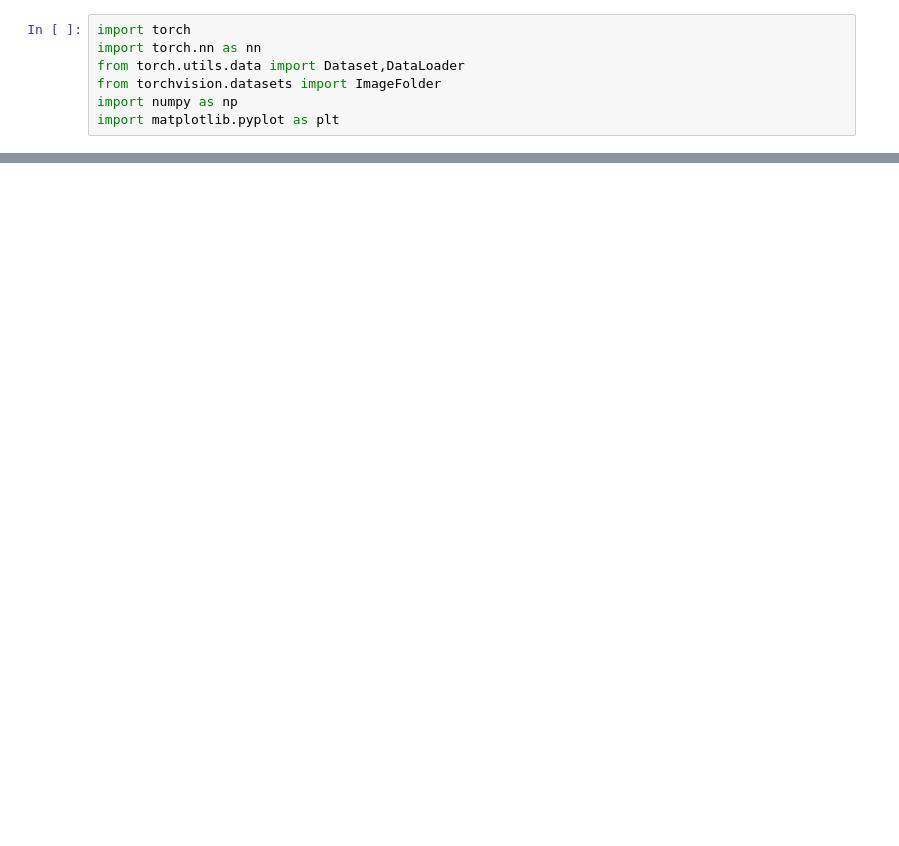
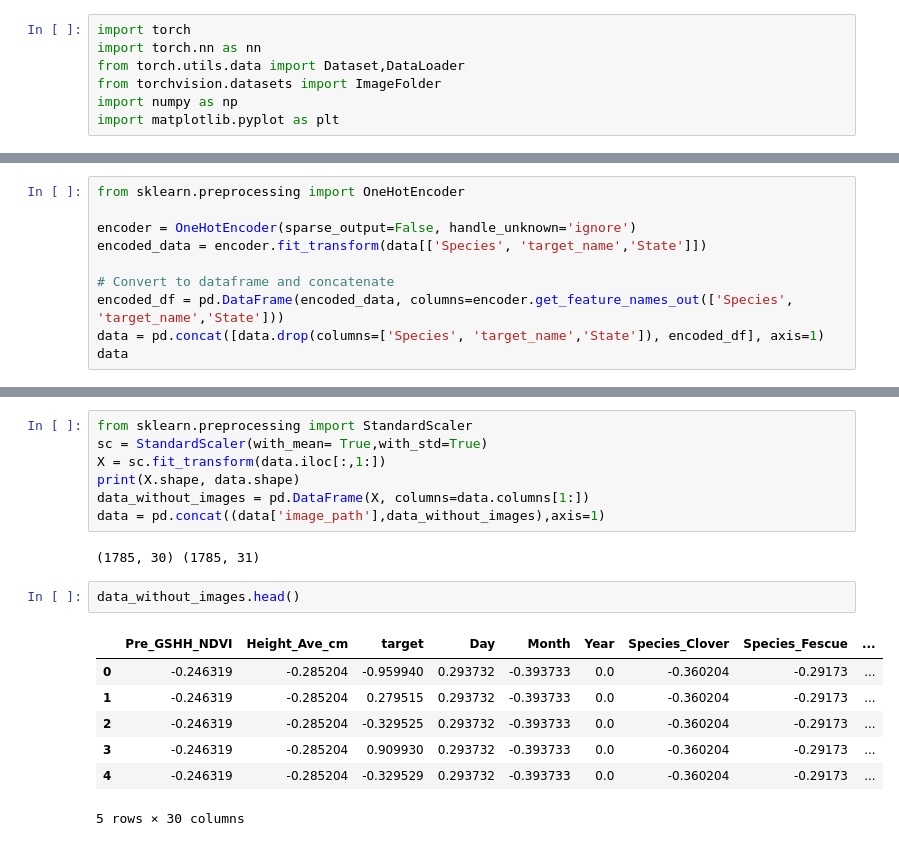
Before and after one commit to vishal36-pop/kaggle-csiro-competition, a Jupyter notebook: notebook(colab).ipynb, the cells around one changed output, grey strips where cells are left out. Saved outputs shown, nothing was run; the diff lists cells and outputs as text; blank space fills up the shorter version.

```diff
--- a/notebook(colab).ipynb
+++ b/notebook(colab).ipynb
@@ -42,0 +110,10 @@ from PIL import image
+# %%
+from sklearn.preprocessing import OneHotEncoder
+
+encoder = OneHotEncoder(sparse_output=False, handle_unknown='ignore')
+encoded_data = encoder.fit_transform(data[['Species', 'target_name','State']])
+
+# Convert to dataframe and concatenate
+encoded_df = pd.DataFrame(encoded_data, columns=encoder.get_feature_names_out(['Species', 'target_name','State']))
+data = pd.concat([data.drop(columns=['Species', 'target_name','State']), encoded_df], axis=1)
+data
@@ -42,0 +134,19 @@ from PIL import image
+# %%
+from sklearn.preprocessing import StandardScaler
+sc = StandardScaler(with_mean= True,with_std=True)
+X = sc.fit_transform(data.iloc[:,1:])
+print(X.shape, data.shape)
+data_without_images = pd.DataFrame(X, columns=data.columns[1:])
+data = pd.concat((data['image_path'],data_without_images),axis=1)
+# %% [output]
+(1785, 30) (1785, 31)
+# %%
+data_without_images.head()
+# %% [output]
+|  | Pre_GSHH_NDVI | Height_Ave_cm | target | Day | Month | Year | Species_Clover | Species_Fescue | ... |
+| 0 | -0.246319 | -0.285204 | -0.959940 | 0.293732 | -0.393733 | 0.0 | -0.360204 | -0.29173 | ... |
+| 1 | -0.246319 | -0.285204 | 0.279515 | 0.293732 | -0.393733 | 0.0 | -0.360204 | -0.29173 | ... |
+| 2 | -0.246319 | -0.285204 | -0.329525 | 0.293732 | -0.393733 | 0.0 | -0.360204 | -0.29173 | ... |
+| 3 | -0.246319 | -0.285204 | 0.909930 | 0.293732 | -0.393733 | 0.0 | -0.360204 | -0.29173 | ... |
+| 4 | -0.246319 | -0.285204 | -0.329529 | 0.293732 | -0.393733 | 0.0 | -0.360204 | -0.29173 | ... |
+5 rows × 30 columns
```
Also changed, not shown: parts of 16 cells of this notebook, 1 other file.
